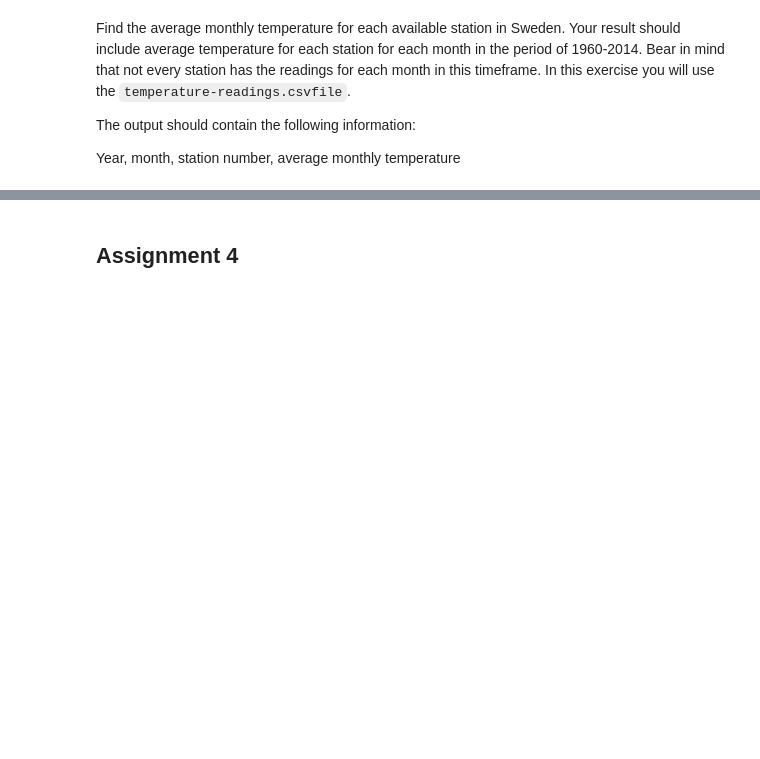
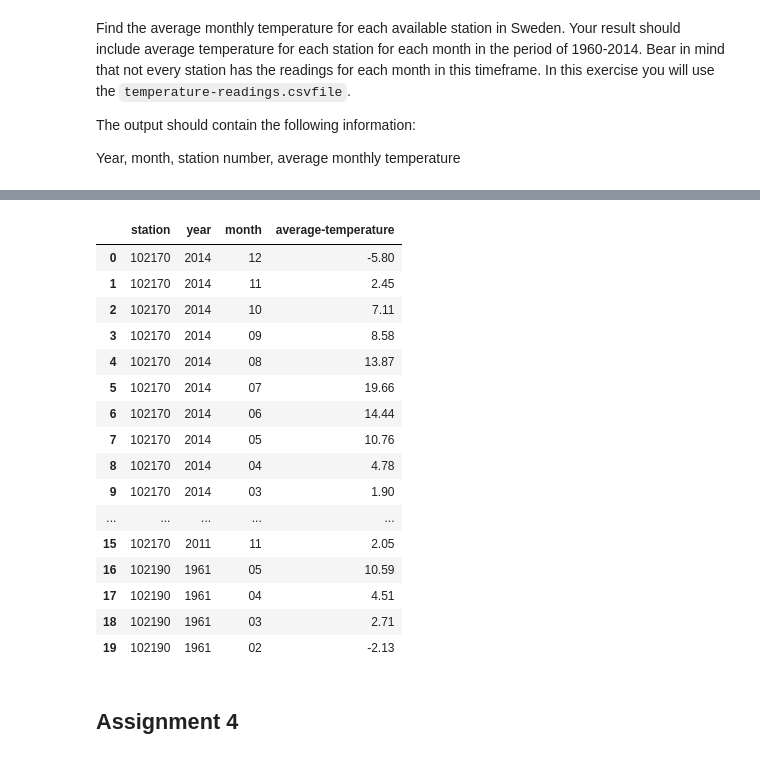
Before and after one commit to flennic/big-data-analytics, a Jupyter notebook: lab03/lab03.ipynb, the cells around one changed output, grey strips where cells are left out. Drawn from its saved outputs; the diff is of its cells as text; code cells hidden in the pictures; blank space fills up the shorter version.

```diff
--- a/lab03/lab03.ipynb
+++ b/lab03/lab03.ipynb
@@ -207,5 +277,23 @@ df = pd.DataFrame(res.collect(), columns=['station', 'year', 'month', 'average-t
 # %%
-df.head(10)
+df.head(20)
+# %% [output]
+|  | station | year | month | average-temperature |
+| 0 | 102170 | 2014 | 12 | -5.80 |
+| 1 | 102170 | 2014 | 11 | 2.45 |
+| 2 | 102170 | 2014 | 10 | 7.11 |
+| 3 | 102170 | 2014 | 09 | 8.58 |
+| 4 | 102170 | 2014 | 08 | 13.87 |
+| 5 | 102170 | 2014 | 07 | 19.66 |
+| 6 | 102170 | 2014 | 06 | 14.44 |
+| 7 | 102170 | 2014 | 05 | 10.76 |
+| 8 | 102170 | 2014 | 04 | 4.78 |
+| 9 | 102170 | 2014 | 03 | 1.90 |
+| ... | ... | ... | ... | ... |
+| 15 | 102170 | 2011 | 11 | 2.05 |
+| 16 | 102190 | 1961 | 05 | 10.59 |
+| 17 | 102190 | 1961 | 04 | 4.51 |
+| 18 | 102190 | 1961 | 03 | 2.71 |
+| 19 | 102190 | 1961 | 02 | -2.13 |
 # %% [markdown]
 ## Assignment 4
 # %% [markdown]
```
Also changed, not shown: parts of 16 cells of this notebook.
